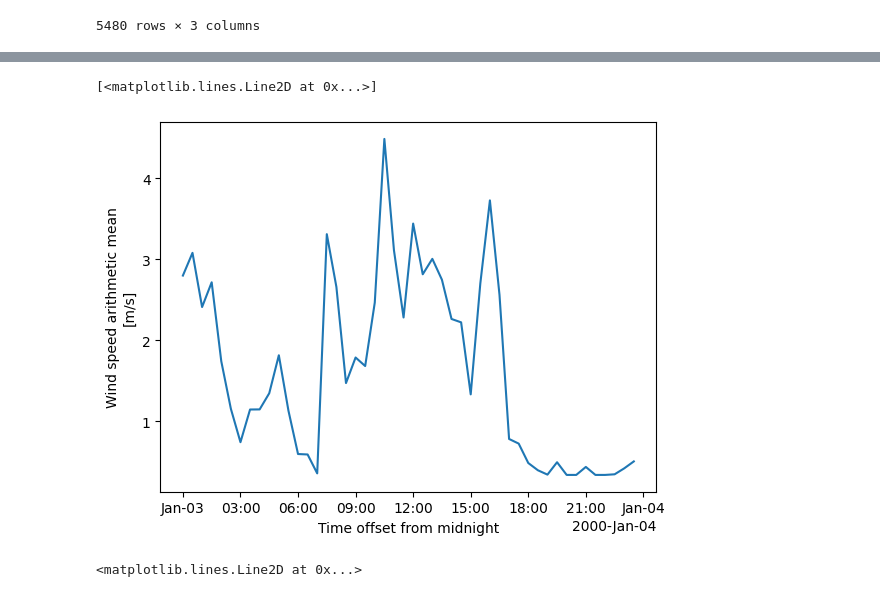
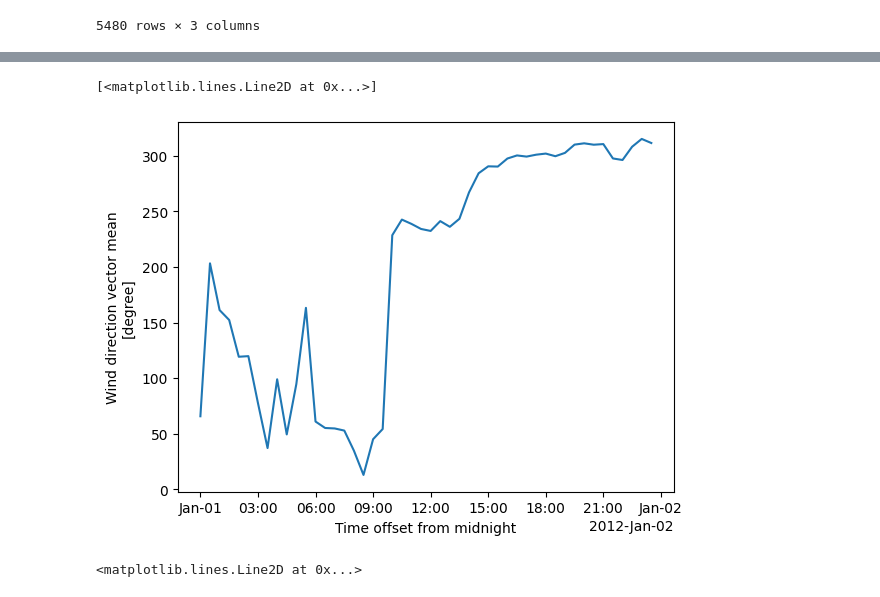
Before and after one commit to nmathewa/LSB_main, a Jupyter notebook: LSB_detectionv2/wind_analysis/wind_tests.ipynb, the cells around one changed output, grey strips where cells are left out. Cells and saved outputs as stored; diff of their text form; code cells hidden in the pictures.

Commit message:
LSB detector updates

```diff
--- a/LSB_detectionv2/wind_analysis/wind_tests.ipynb
+++ b/LSB_detectionv2/wind_analysis/wind_tests.ipynb
@@ -304,3 +308,7 @@ output
+# %%
+start = '2012-01-01'
+end = '2012-12-31'
+computed_wind_speed_data = wind_speed_data.sel(time=slice(start,end)).compute()
 # %%
 
 def detect_lsb_ws_onset(wind_speed_data: xr.Dataset, day: pd.Timestamp) -> str:
@@ -317,11 +325,9 @@ def detect_lsb_ws_onset(wind_speed_data: xr.Dataset, day: pd.Timestamp) -> str:
     lsb_ws_onset = post_sunrise_data["wspd_arith_mean"][diff_data > 1.5]
     return lsb_ws_onset.time[0].dt.time.astype(str).values if lsb_ws_onset.size > 0 else np.nan
 
-filter_1_results = pd.date_range(start='2000-01-01',end='2000-01-31',freq='1D').to_series()
+filter_1_results = pd.date_range(start=start,end=end,freq='1D').to_series()
 
 
-computed_wind_speed_data = wind_speed_data.sel(time='2000-01').compute()
-
 test_result_dft = pd.DataFrame(filter_1_results,columns=['datetime'])
-test_result_dft['filter1']= filter_1_results.apply(lambda d: detect_lsb_ws_onset(computed_wind_speed_data,d))
+test_result_dft['filter2']= filter_1_results.apply(lambda d: detect_lsb_ws_onset(computed_wind_speed_data,d))
 # %%
@@ -431,8 +618,12 @@ test_result_dft
 # %%
-computed_wind_speed_data['wspd_arith_mean'].sel(time='2000-01-03').plot()
+computed_wind_speed_data['wdir_vec_mean'].sel(time='2012-01-01').plot()
+
+
+
+#computed_wind_speed_data['wspd_arith_mean'].sel(time='2012-01-01').plot()
 # %% [output]
 [<matplotlib.lines.Line2D at 0x...>]
-[figure, old version]
+[figure, new version]
 # %%
 import matplotlib.pyplot as plt
 
```
Also changed, not shown: parts of 18 cells of this notebook, 3 other files.
